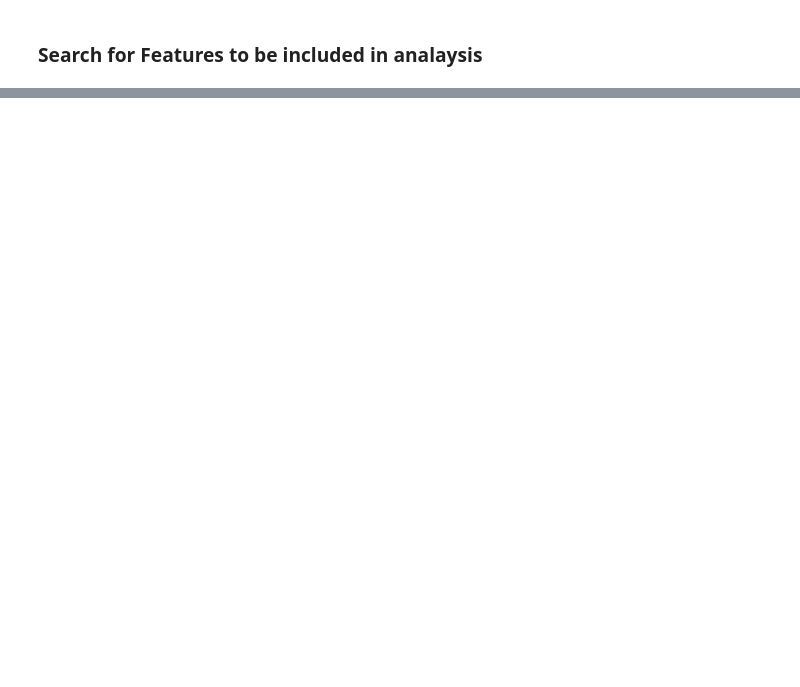
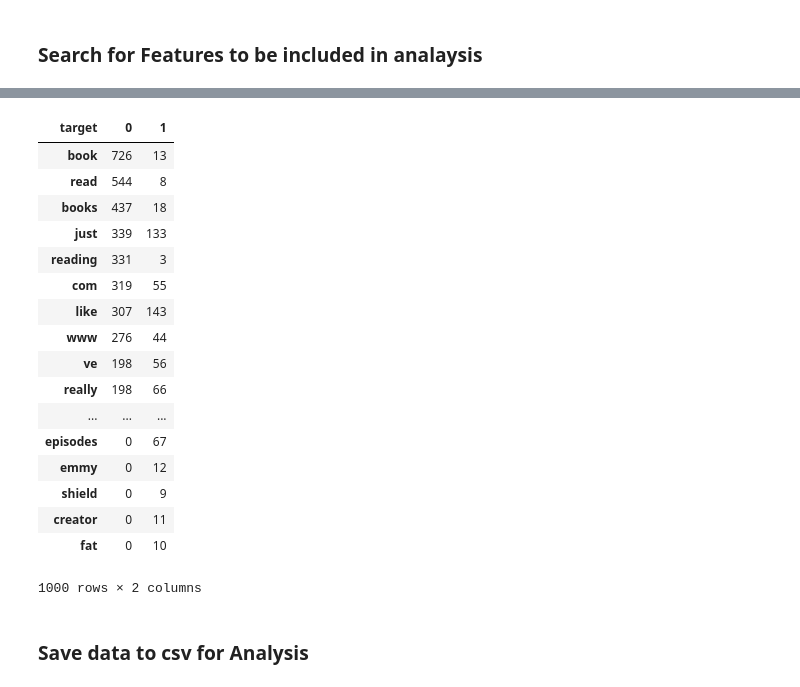
Before and after one commit to bryanco1966/Reddit-Classifications, a Jupyter notebook: Bryan_Combs/Merge_Redit_Files_and_prepare_for_analysis.ipynb, the cells around one changed output, grey strips where cells are left out. Cells and saved outputs as stored; diff of their text form; code cells hidden in the pictures; blank space fills up the shorter version.

```diff
--- a/Bryan_Combs/Merge_Redit_Files_and_prepare_for_analysis.ipynb
+++ b/Bryan_Combs/Merge_Redit_Files_and_prepare_for_analysis.ipynb
@@ -181,2 +300,34 @@ The title will contain information that will be helpful in sorting out issues an
+# %%
+X = comb_entertainment['text']
+y = comb_entertainment[['target']]
+cv.fit(X)
+entertainment_features = cv.transform(X);
+# %%
+entertainment_df = pd.DataFrame(entertainment_features.toarray(), columns=cv.get_feature_names())
+# %%
+entertainment_df = entertainment_df.join(y.target)
+# %%
+entertainment_df.groupby('target').sum().T.sort_values(0, ascending=False)
+# %% [output]
+| target | 0 | 1 |
+| book | 726 | 13 |
+| read | 544 | 8 |
+| books | 437 | 18 |
+| just | 339 | 133 |
+| reading | 331 | 3 |
+| com | 319 | 55 |
+| like | 307 | 143 |
+| www | 276 | 44 |
+| ve | 198 | 56 |
+| really | 198 | 66 |
+| ... | ... | ... |
+| episodes | 0 | 67 |
+| emmy | 0 | 12 |
+| shield | 0 | 9 |
+| creator | 0 | 11 |
+| fat | 0 | 10 |
+1000 rows × 2 columns
+# %% [markdown]
+### Save data to csv for Analysis
 # %%
 features = ['text', 'target']
```
Also changed, not shown: parts of 40 cells of this notebook, 7 other files.
